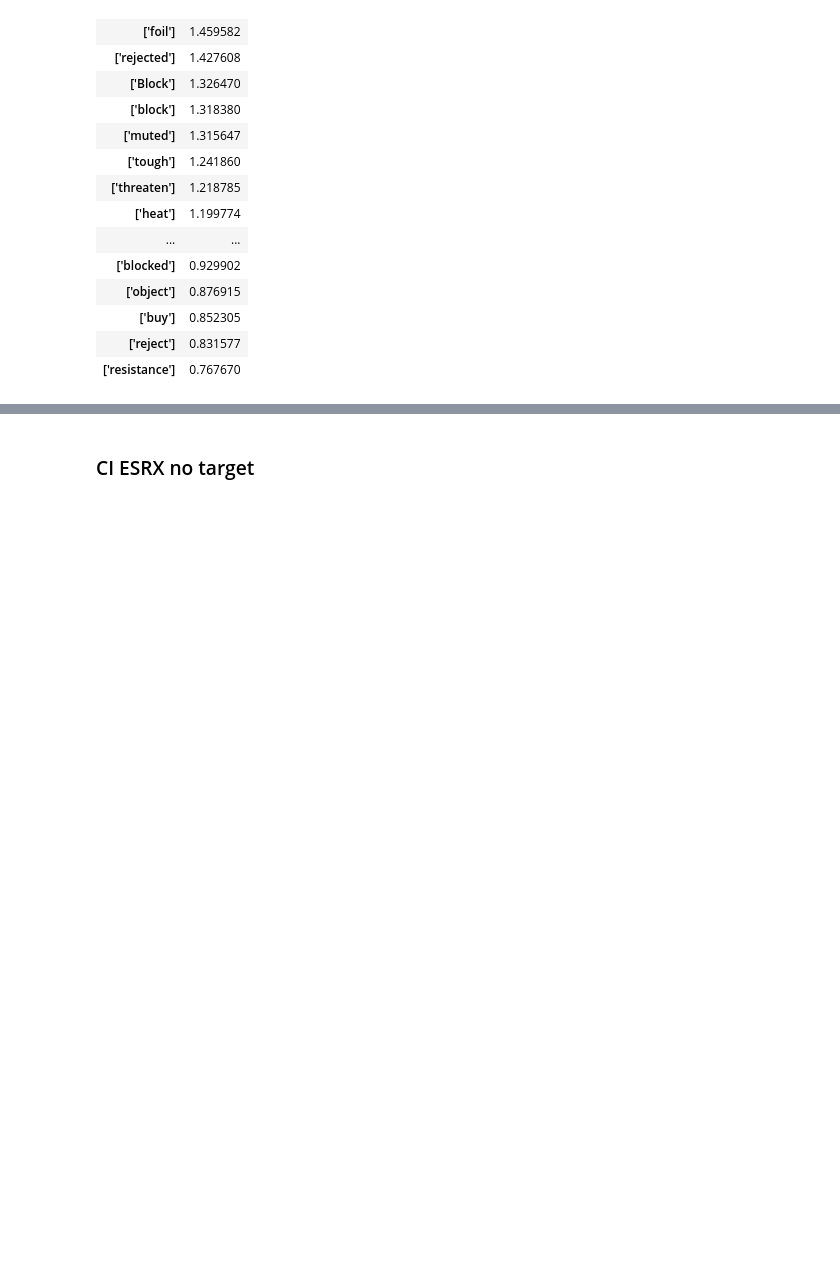
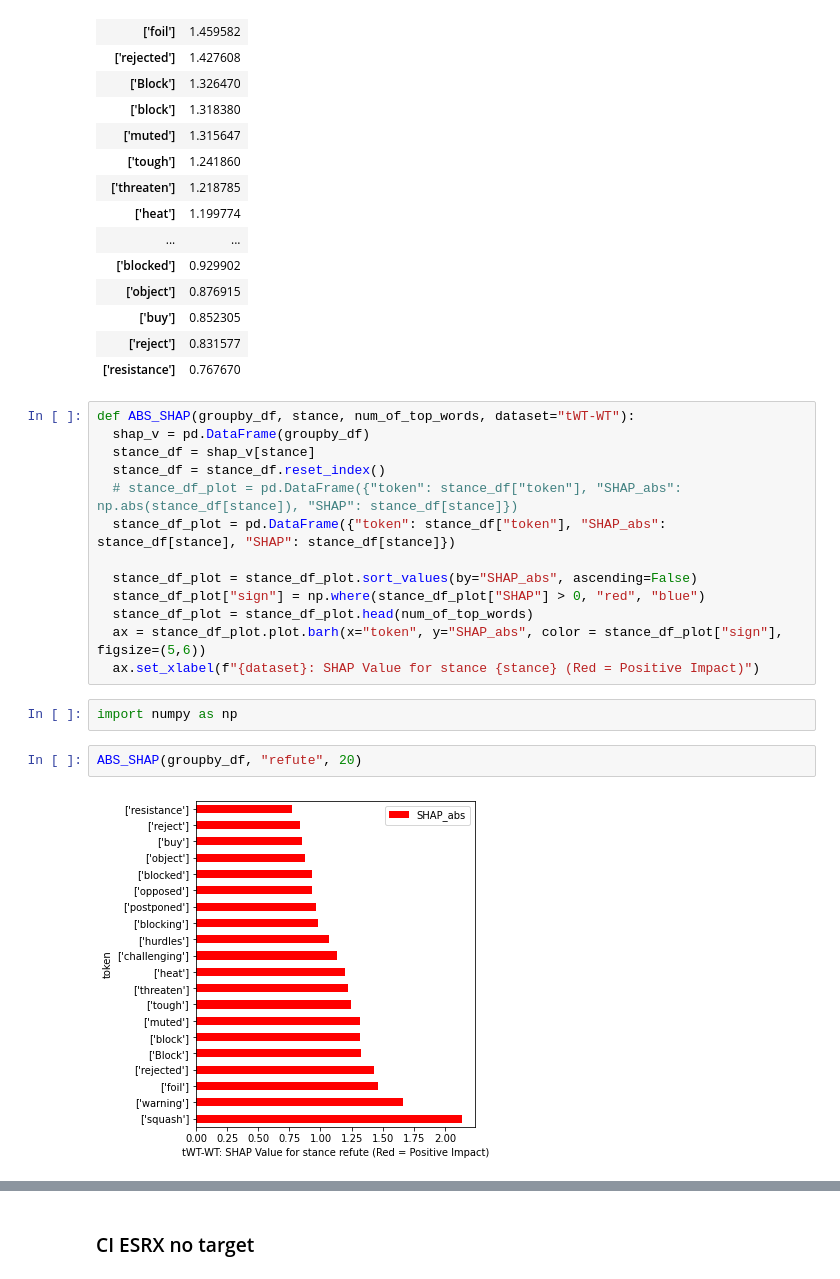
Before and after one commit to mangalm96/explainablenlp-info259, a Jupyter notebook: interpret_shap_analysis.ipynb, the cells around one changed output, grey strips where cells are left out. Cells and saved outputs as stored; diff of their text form; blank space fills up the shorter version.

Commit message:
updated with graph from Siqi

```diff
--- a/interpret_shap_analysis.ipynb
+++ b/interpret_shap_analysis.ipynb
@@ -311,3 +325,22 @@ groupby_df.sort_values("refute",ascending=False)[['refute']].head(20)
 | ['buy'] | 0.852305 |
 | ['reject'] | 0.831577 |
 | ['resistance'] | 0.767670 |
+# %%
+def ABS_SHAP(groupby_df, stance, num_of_top_words, dataset="tWT-WT"):
+  shap_v = pd.DataFrame(groupby_df)
+  stance_df = shap_v[stance]
+  stance_df = stance_df.reset_index()
+  # stance_df_plot = pd.DataFrame({"token": stance_df["token"], "SHAP_abs": np.abs(stance_df[stance]), "SHAP": stance_df[stance]})
+  stance_df_plot = pd.DataFrame({"token": stance_df["token"], "SHAP_abs": stance_df[stance], "SHAP": stance_df[stance]})
+
+  stance_df_plot = stance_df_plot.sort_values(by="SHAP_abs", ascending=False)
+  stance_df_plot["sign"] = np.where(stance_df_plot["SHAP"] > 0, "red", "blue")
+  stance_df_plot = stance_df_plot.head(num_of_top_words)
+  ax = stance_df_plot.plot.barh(x="token", y="SHAP_abs", color = stance_df_plot["sign"], figsize=(5,6))
+  ax.set_xlabel(f"{dataset}: SHAP Value for stance {stance} (Red = Positive Impact)")
+# %%
+import numpy as np
+# %%
+ABS_SHAP(groupby_df, "refute", 20)
+# %% [output]
+[figure, added]
```
Also changed, not shown: parts of 8 cells of this notebook.
